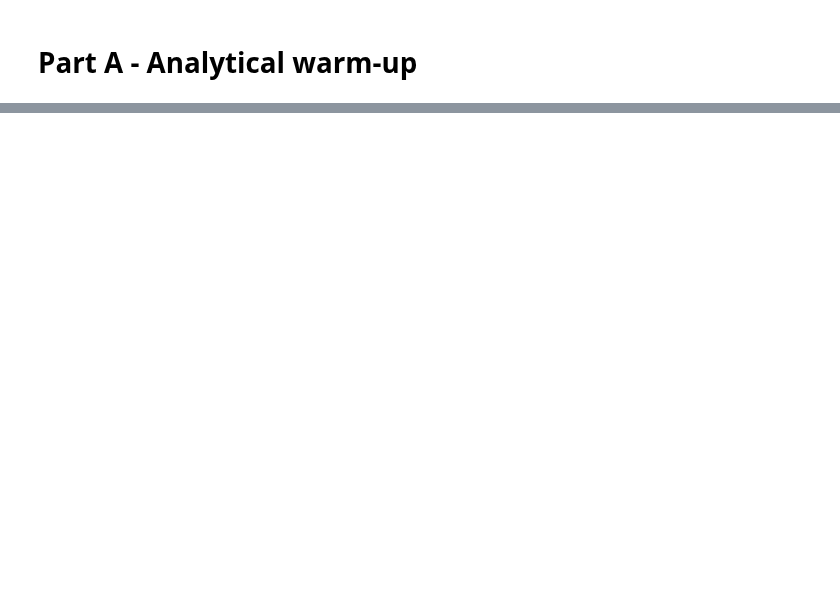
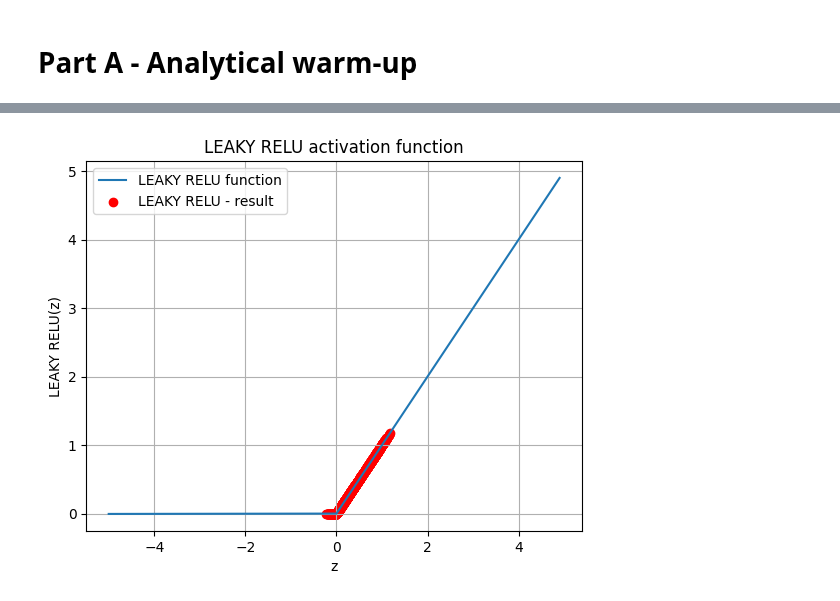
Before and after one commit to johtj/data_analysis_ml_projects, a Jupyter notebook: assignment2/part_a.ipynb, the cells around one changed output, grey strips where cells are left out. Saved outputs shown, nothing was run; the diff lists cells and outputs as text; code cells hidden in the pictures; blank space fills up the shorter version.

```diff
--- a/assignment2/part_a.ipynb
+++ b/assignment2/part_a.ipynb
@@ -47,18 +69,20 @@ plt.show()
 # %%
 # LEAKY RELU activation function
 
 # full range of function
 z = np.arange(-5, 5, .1)
-full_relu= LRELU(z)
+leakyrelu_function = LRELU(z)
 
 # sigmoid from y_noise
 relu_results = LRELU(y_noise)
 
-plt.plot(z, full_relu, label='LEAKY RELU - full range ')
-plt.scatter(y_noise, LRELU(y_noise), label='LEAKY RELU - y_noise', color='red')
+plt.plot(z, leakyrelu_function, label='LEAKY RELU function')
+plt.scatter(y_noise, LRELU(y_noise), label='LEAKY RELU - result', color='red')
 plt.grid(True)
 plt.xlabel('z')
 plt.ylabel('LEAKY RELU(z)')
 plt.title('LEAKY RELU activation function')
 plt.legend()
 plt.show()
+# %% [output]
+[figure, added]
```
Also changed, not shown: parts of 3 cells of this notebook.
